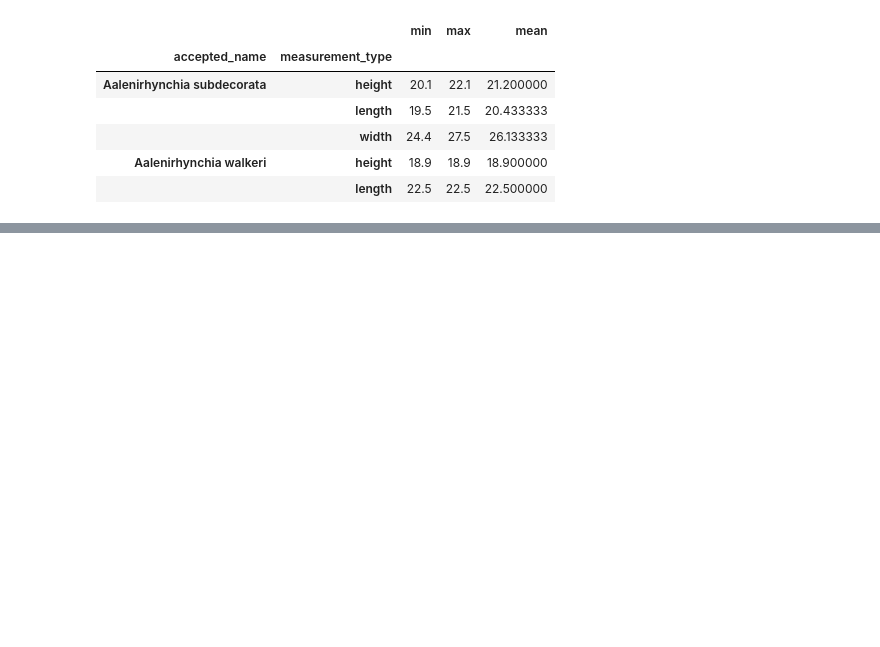
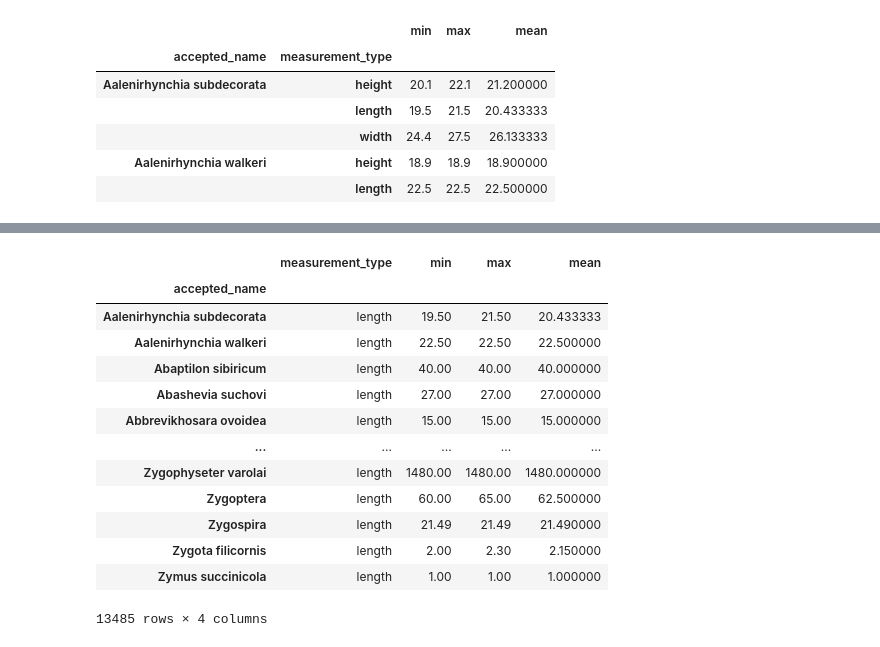
Before and after one commit to loustephjones/Solo-dino-project-DSPT7, a Jupyter notebook: new_start.ipynb, the cells around one changed output, grey strips where cells are left out. Cells and saved outputs as stored; diff of their text form; code cells hidden in the pictures; blank space fills up the shorter version.

```diff
--- a/new_start.ipynb
+++ b/new_start.ipynb
@@ -195,0 +200,17 @@ measured_data.reset_index(level="measurement_type")
+# %%
+measured_data[measured_data["measurement_type"] == "length"]
+# %% [output]
+|  | measurement_type | min | max | mean |
+| accepted_name |  |  |  |  |
+| Aalenirhynchia subdecorata | length | 19.50 | 21.50 | 20.433333 |
+| Aalenirhynchia walkeri | length | 22.50 | 22.50 | 22.500000 |
+| Abaptilon sibiricum | length | 40.00 | 40.00 | 40.000000 |
+| Abashevia suchovi | length | 27.00 | 27.00 | 27.000000 |
+| Abbrevikhosara ovoidea | length | 15.00 | 15.00 | 15.000000 |
+| ... | ... | ... | ... | ... |
+| Zygophyseter varolai | length | 1480.00 | 1480.00 | 1480.000000 |
+| Zygoptera | length | 60.00 | 65.00 | 62.500000 |
+| Zygospira | length | 21.49 | 21.49 | 21.490000 |
+| Zygota filicornis | length | 2.00 | 2.30 | 2.150000 |
+| Zymus succinicola | length | 1.00 | 1.00 | 1.000000 |
+13485 rows × 4 columns
```
Also changed, not shown: parts of 6 cells of this notebook.
